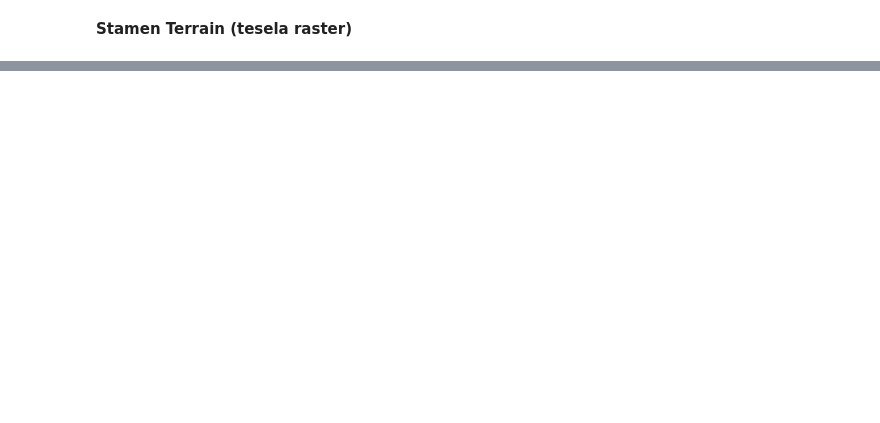
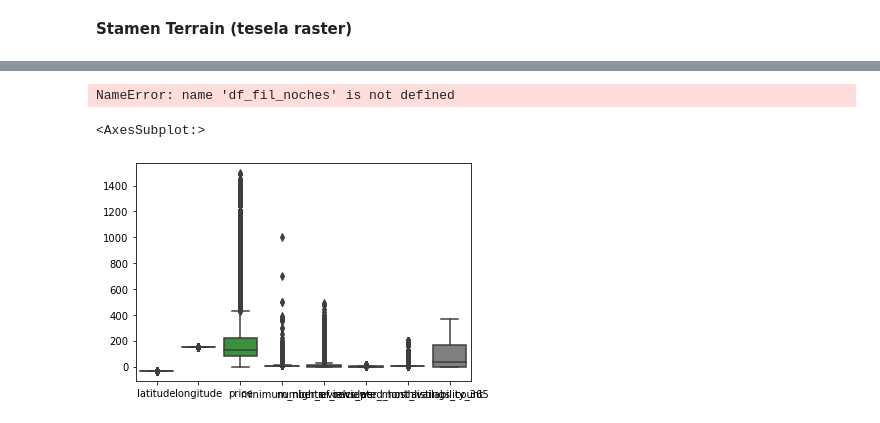
Before and after one commit to stph89/AirBnB_Data_Visualizations_Streamlit, a Jupyter notebook: Sidney_AirBnB_Project.ipynb, the cells around one changed output, grey strips where cells are left out. Saved outputs shown, nothing was run; the diff lists cells and outputs as text; code cells hidden in the pictures; blank space fills up the shorter version.

```diff
--- a/Sidney_AirBnB_Project.ipynb
+++ b/Sidney_AirBnB_Project.ipynb
@@ -292,0 +341,10 @@ m
+# %%
+pan.plotting.scatter_matrix(df_fil_noches[numericas], figsize=(20,20))
+plt.show
+# %% [output]
+NameError: name 'df_fil_noches' is not defined
+# %%
+sns.boxplot(data=df_fil2[numericas])
+# %% [output]
+<AxesSubplot:>
+[figure, added]
```
Also changed, not shown: parts of 75 cells of this notebook.
